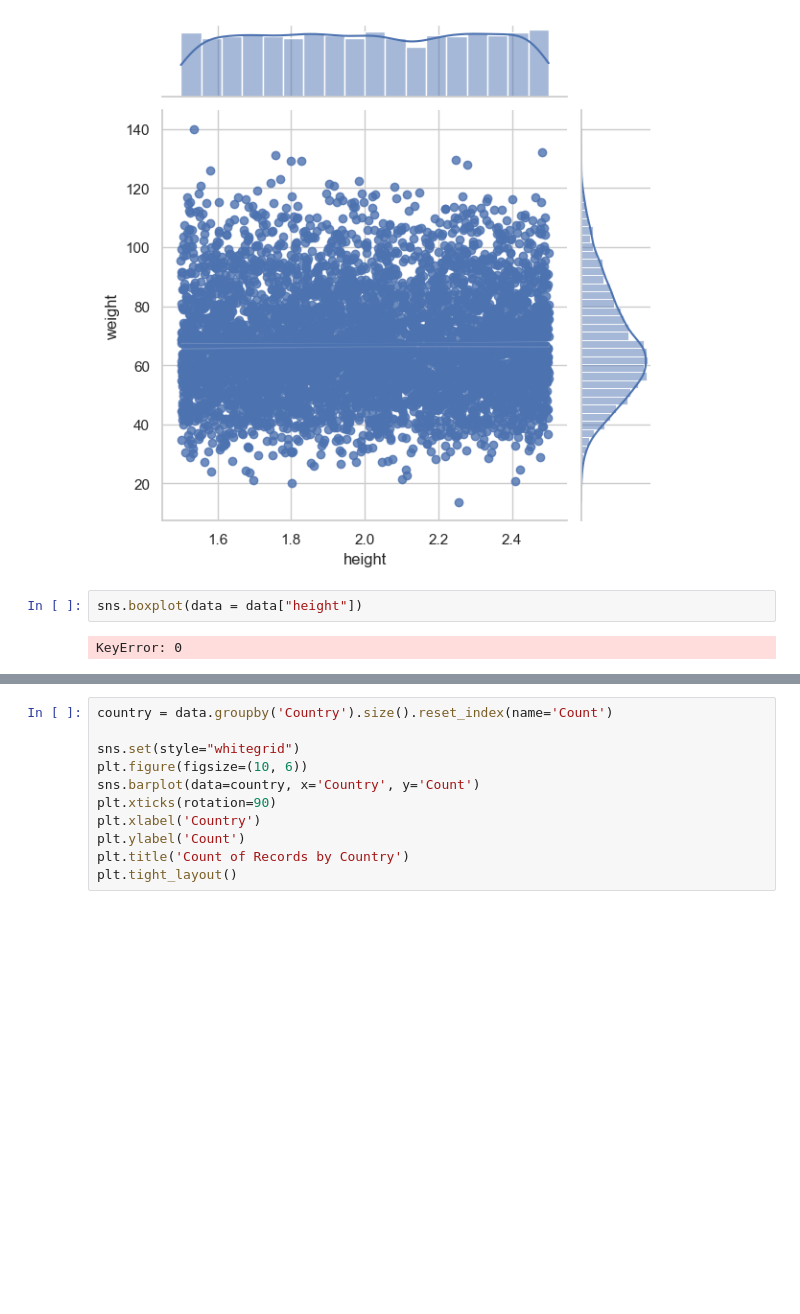
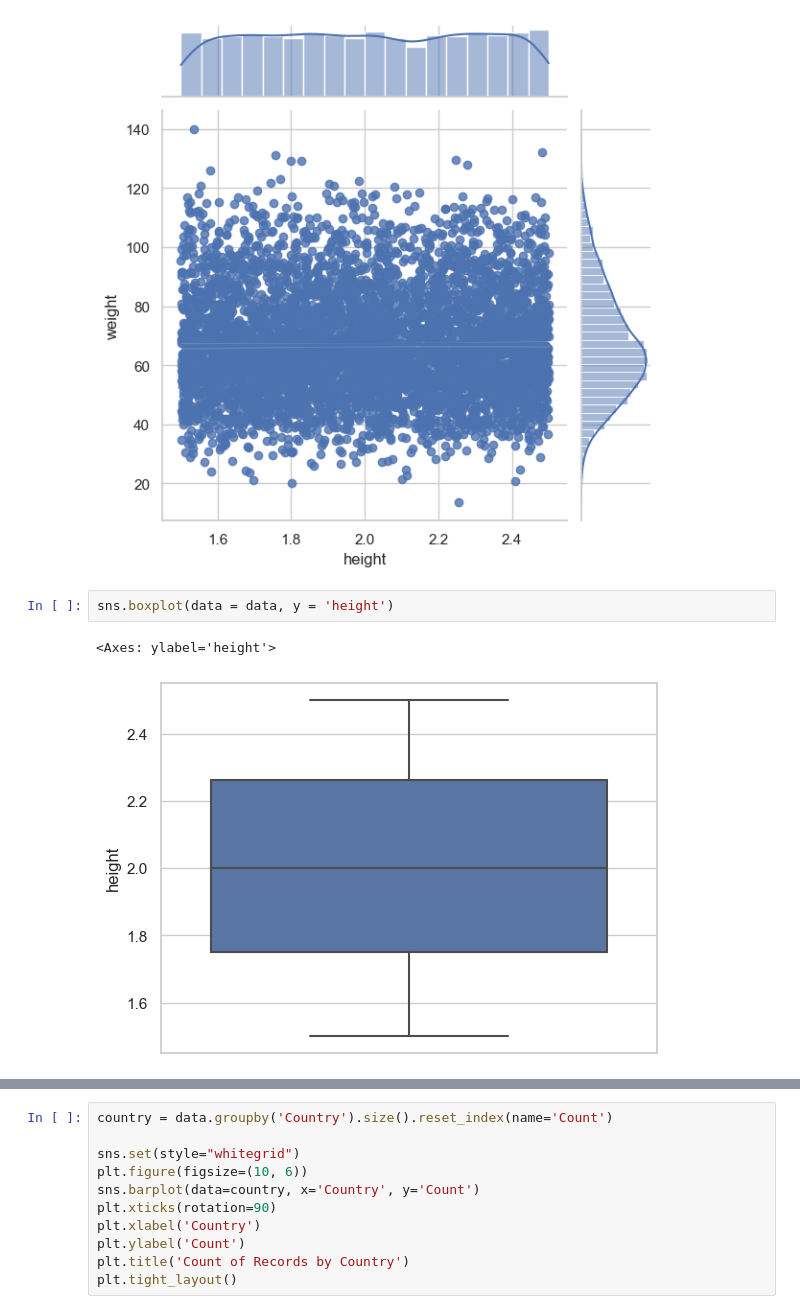
Before and after one commit to Saarle/Regression-Project, a Jupyter notebook: Regression_Project_.ipynb, the cells around one changed output, grey strips where cells are left out. Cells and saved outputs as stored; diff of their text form; blank space fills up the shorter version.

```diff
--- a/Regression_Project_.ipynb
+++ b/Regression_Project_.ipynb
@@ -123,7 +123,8 @@ sns.jointplot(x='height', y='weight', data=data, kind='reg')
 <Figure size 800x600 with 0 Axes>
 [figure]
 # %%
-sns.boxplot(data = data["height"])
+sns.boxplot(data = data, y = 'height')
 # %% [output]
-KeyError: 0
+<Axes: ylabel='height'>
+[figure, added]
 # %%
```
Also changed, not shown: parts of 1 cell of this notebook.
